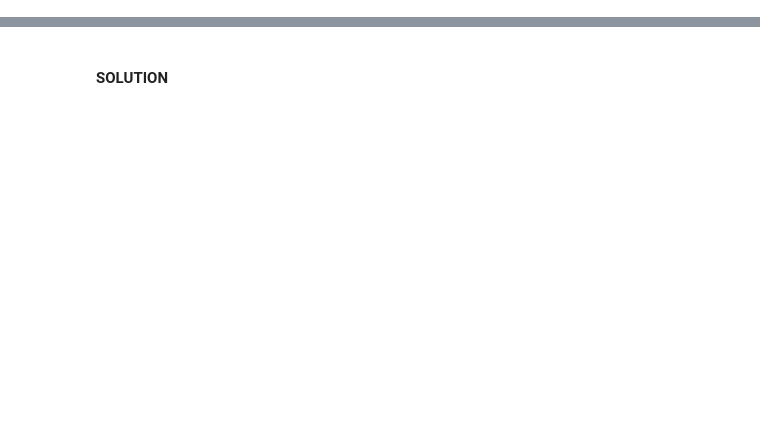
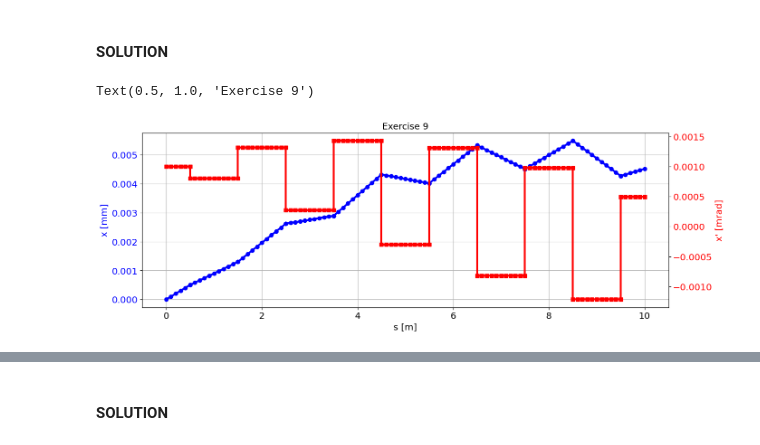
Before and after one commit to cerncas/hands-on-lattice-exercises, a Jupyter notebook: 02_Single_Particle_Beamline.ipynb, the cells around one changed output, grey strips where cells are left out. Cells and saved outputs as stored; diff of their text form; code cells hidden in the pictures; blank space fills up the shorter version.

```diff
--- a/02_Single_Particle_Beamline.ipynb
+++ b/02_Single_Particle_Beamline.ipynb
@@ -24,0 +165,25 @@ Recall that the **imaging equation** for a lens is $1/b+1/g=1/f,$ which correspo
+# %% [markdown]
+#### SOLUTION
+# %%
+# code here your solution...
+X = np.array([[0],[0.001]])
+
+# the transport over 5 cell can be achieved simply by multiplying the beamline description by 5
+transported_particles = transportParticles(X, 5*beamline)
+
+plt.plot(transported_particles['s'], transported_particles['x'], 'o-b', lw=3)
+plt.grid(True)
+plt.xlabel('s [m]')
+plt.ylabel('x [mm]', color='b')
+plt.tick_params(axis='y', labelcolor='b')
+
+# instantiate a second axes that shares the same x-axis, and color it in red
+plt.twinx()
+plt.ylabel("x' [mrad]", color='r')
+plt.tick_params(axis='y', labelcolor='r')
+# plot the angle as well:
+plt.plot(transported_particles['s'], transported_particles['xp'], 's-r', lw=3)
+plt.title('Exercise 9')
+# %% [output]
+Text(0.5, 1.0, 'Exercise 9')
+[figure, added]
```
Also changed, not shown: parts of 43 cells of this notebook, 10 other files.
